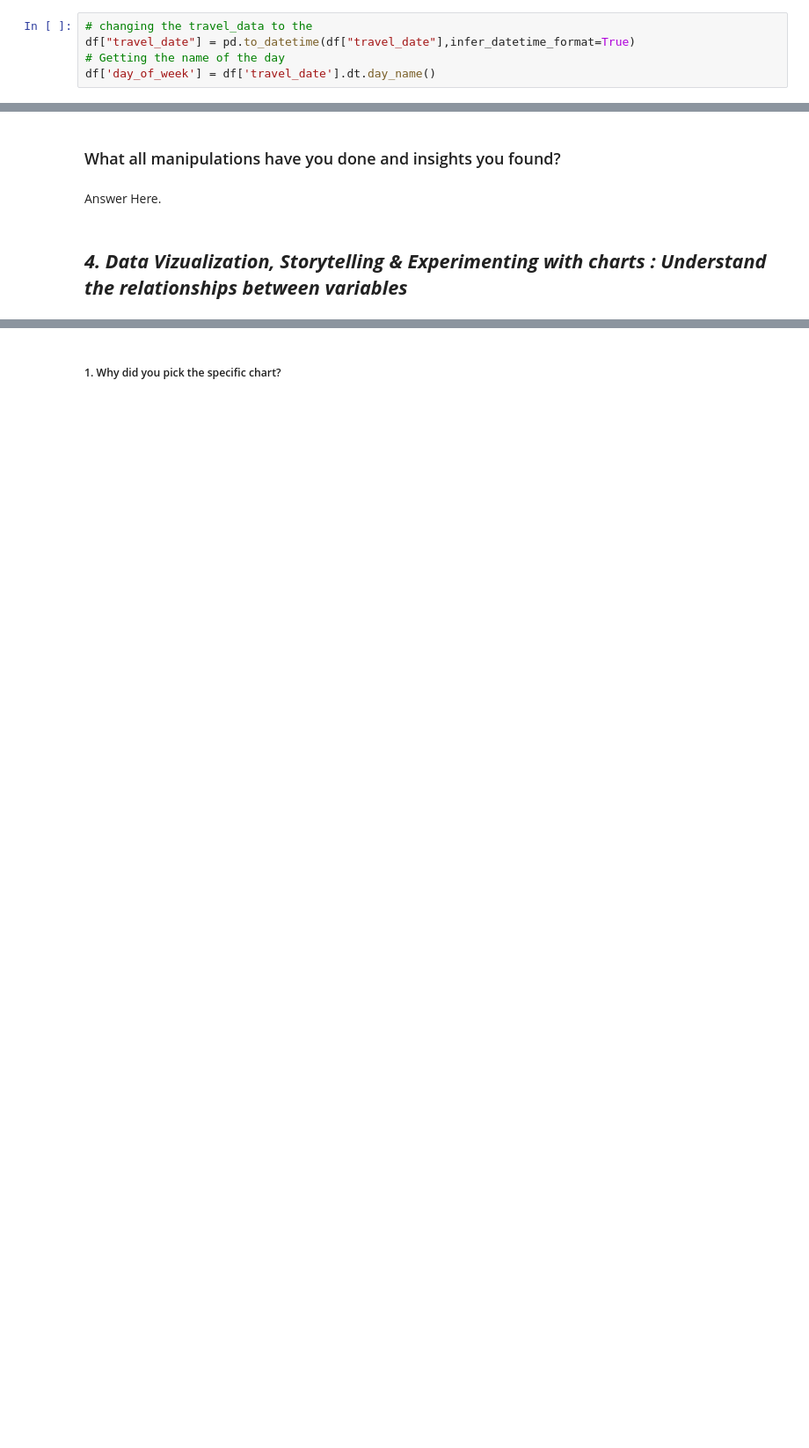
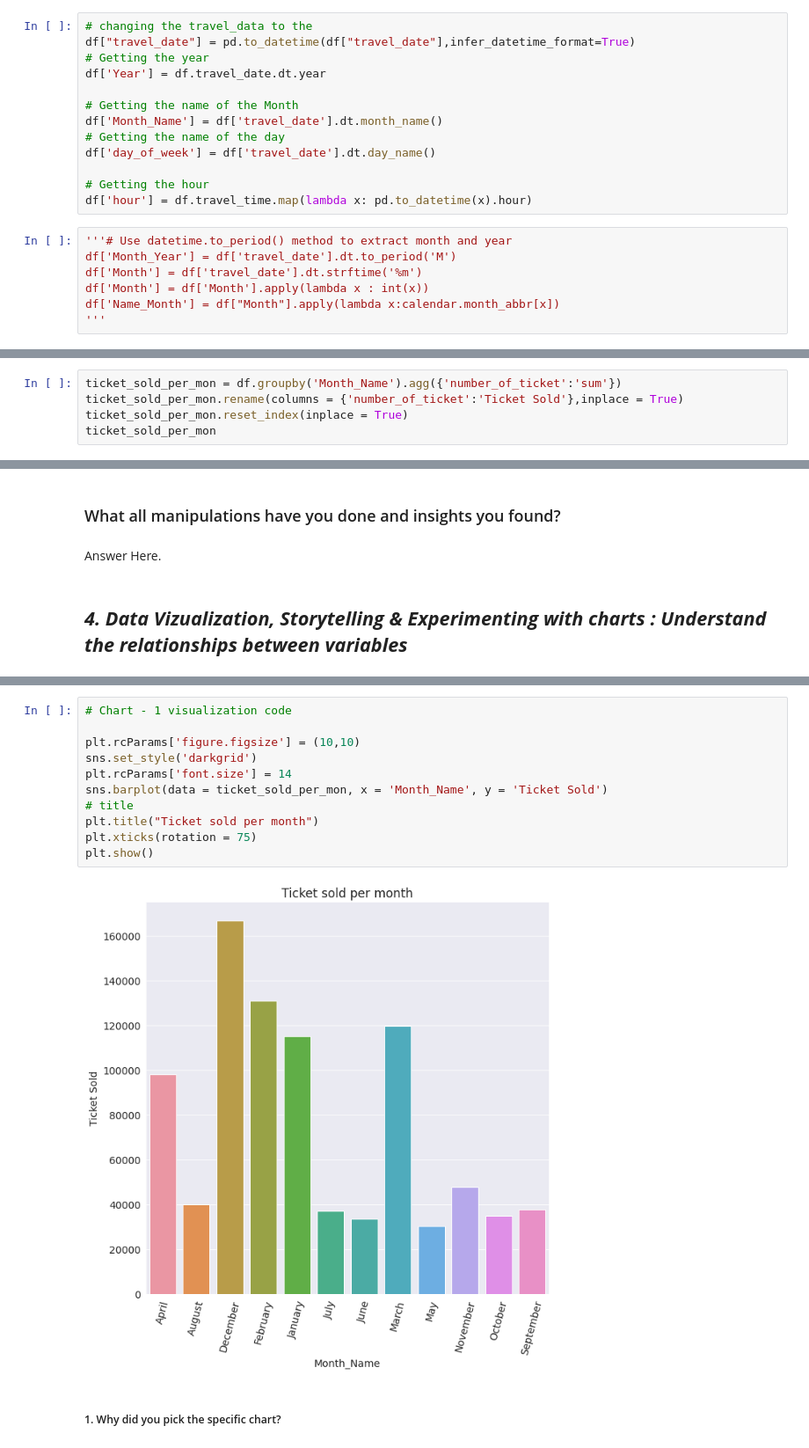
Before and after one commit to maxashoka3/Transport-Demand-Prediction, a Jupyter notebook: Transport_Demand_Prediction.ipynb, the cells around one changed output, grey strips where cells are left out. Shown at 88% size. Cells and saved outputs as stored; diff of their text form; blank space fills up the shorter version.

Commit message:
staring the visualization

```diff
--- a/Transport_Demand_Prediction.ipynb
+++ b/Transport_Demand_Prediction.ipynb
@@ -361,5 +361,20 @@ memory usage: 4.7+ MB
 # %%
 # changing the travel_data to the
 df["travel_date"] = pd.to_datetime(df["travel_date"],infer_datetime_format=True)
+# Getting the year
+df['Year'] = df.travel_date.dt.year
+
+# Getting the name of the Month
+df['Month_Name'] = df['travel_date'].dt.month_name()
 # Getting the name of the day
 df['day_of_week'] = df['travel_date'].dt.day_name()
+
+# Getting the hour
+df['hour'] = df.travel_time.map(lambda x: pd.to_datetime(x).hour)
+# %%
+'''# Use datetime.to_period() method to extract month and year
+df['Month_Year'] = df['travel_date'].dt.to_period('M')
+df['Month'] = df['travel_date'].dt.strftime('%m')
+df['Month'] = df['Month'].apply(lambda x : int(x))
+df['Name_Month'] = df["Month"].apply(lambda x:calendar.month_abbr[x])
+'''
@@ -365,0 +441,5 @@ df['day_of_week'] = df['travel_date'].dt.day_name()
+# %%
+ticket_sold_per_mon = df.groupby('Month_Name').agg({'number_of_ticket':'sum'})
+ticket_sold_per_mon.rename(columns = {'number_of_ticket':'Ticket Sold'},inplace = True)
+ticket_sold_per_mon.reset_index(inplace = True)
+ticket_sold_per_mon
@@ -436,2 +544,15 @@ Answer Here.
+# %%
+# Chart - 1 visualization code
+
+plt.rcParams['figure.figsize'] = (10,10)
+sns.set_style('darkgrid')
+plt.rcParams['font.size'] = 14
+sns.barplot(data = ticket_sold_per_mon, x = 'Month_Name', y = 'Ticket Sold')
+# title
+plt.title("Ticket sold per month")
+plt.xticks(rotation = 75)
+plt.show()
+# %% [output]
+[figure, added]
 # %% [markdown]
 ##### 1. Why did you pick the specific chart?
```
Also changed, not shown: parts of 28 cells of this notebook.
